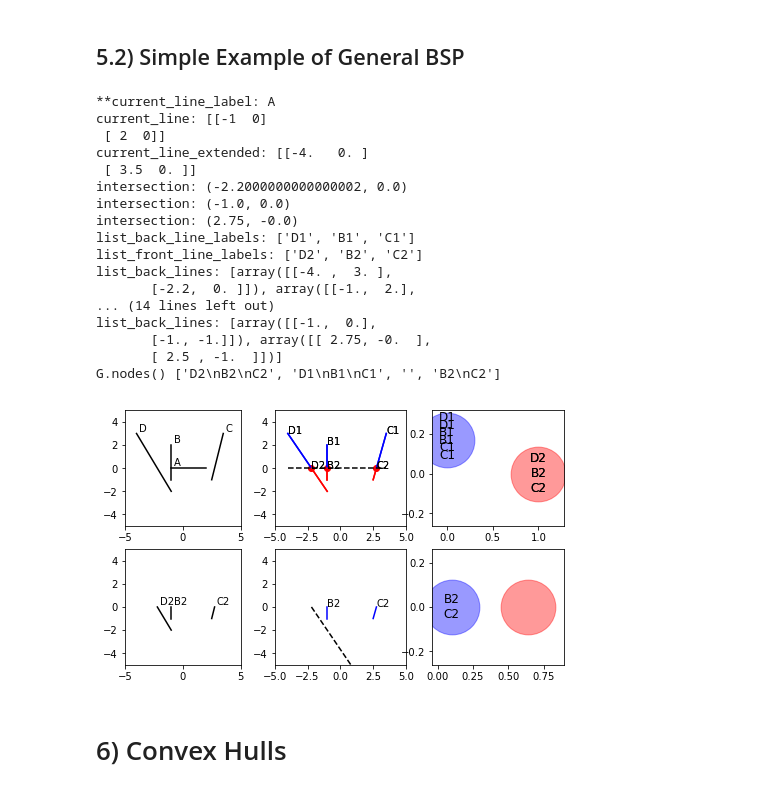
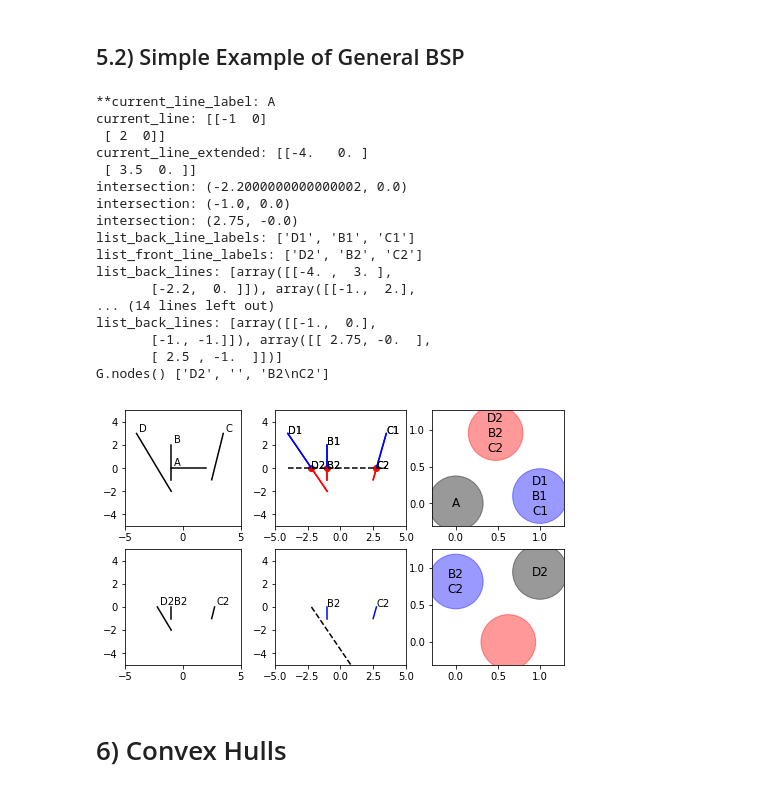
Before and after one commit to tylerjereddy/pycon-2017, a Jupyter notebook: mastering_scipy_spatial.ipynb, the cells around one changed output. Saved outputs shown, nothing was run; the diff lists cells and outputs as text; code cells hidden in the pictures.

Commit message:
BSP example: the node mangling / networkx plot reproducibility issues have been resolved & the latter plots are now much clearer.

```diff
--- a/mastering_scipy_spatial.ipynb
+++ b/mastering_scipy_spatial.ipynb
@@ -602,12 +602,13 @@ line_labels = ['D', 'B', 'A', 'C']
 
 fig = plt.figure()
 fig.set_size_inches(8,20)
-G = nx.DiGraph()
-G.clear()
 
-def recursive_BSP(list_lines, line_labels, current_node_index=2, fig=fig, curr_plot=1, G=G):
+
+def recursive_BSP(list_lines, line_labels, current_node_index=2, fig=fig, curr_plot=1):
     '''A recursive algorithm that crudely generates a BSP tree from a list of lines. Would enable use of i.e.,
     the Painter's algorithm in computer graphics, though in practice there are more details to handle.'''
+    G = nx.DiGraph()
+    G.clear()
     ax = fig.add_subplot(8,3,curr_plot)
     for line, label in zip(list_lines, line_labels):
         ax.plot(line[...,0],
@@ -755,51 +756,51 @@ def recursive_BSP(list_lines, line_labels, current_node_index=2, fig=fig, curr_p
     curr_plot += 1
     ax = fig.add_subplot(8,3,curr_plot)
 
-    #G.add_node('A')
+    G.add_node(current_line_label)
     front_node_labels = '\n'.join(list_front_line_labels)
     back_node_labels = '\n'.join(list_back_line_labels)
     G.add_node(front_node_labels)
     G.add_node(back_node_labels)
-    for color, node_labels in zip(['red', 'blue'],
-                                  [front_node_labels, back_node_labels]):
-        nx.draw_networkx(G,
-                         ax=ax,
-                         nodelist=[node_labels],
-                         node_size=3000,
-                         node_color=color,
-                         alpha=0.4)
+    colors = ['black','red', 'blue']
+    #for color, node_labels in zip(['red', 'blue'],
+         #                         [front_node_labels, back_node_labels]):
+    nx.draw_networkx(G,
+                     ax=ax,
+                     node_size=3000,
+                     node_color=colors,
+                     alpha=0.4)
 
     print('list_back_line_labels:', list_back_line_labels)
     print('list_front_line_labels:', list_front_line_labels)
     print('list_back_lines:', list_back_lines)
     print('G.nodes()', G.nodes())
     curr_plot += 1
     return list_front_line_labels, list_front_lines, curr_plot
 
 list_front_line_labels, list_front_lines, curr_plot = recursive_BSP(list_lines, line_labels)
 list_front_line_labels, list_front_lines, curr_plot = recursive_BSP(list_lines=list_front_lines,
                                                                     line_labels=list_front_line_labels,
                                                                     current_node_index=0,
                                                                     curr_plot=curr_plot)
 # %% [output]
 **current_line_label: A
 current_line: [[-1  0]
  [ 2  0]]
 current_line_extended: [[-4.   0. ]
  [ 3.5  0. ]]
 intersection: (-2.2000000000000002, 0.0)
 intersection: (-1.0, 0.0)
 intersection: (2.75, -0.0)
 list_back_line_labels: ['D1', 'B1', 'C1']
 list_front_line_labels: ['D2', 'B2', 'C2']
 list_back_lines: [array([[-4. ,  3. ],
        [-2.2,  0. ]]), array([[-1.,  2.],
 ... (14 lines left out)
 list_back_lines: [array([[-1.,  0.],
        [-1., -1.]]), array([[ 2.75, -0.  ],
        [ 2.5 , -1.  ]])]
-G.nodes() ['D2\nB2\nC2', 'D1\nB1\nC1', '', 'B2\nC2']
+G.nodes() ['D2', '', 'B2\nC2']
-[figure, old version]
+[figure, new version]
 # %% [markdown]
 # 6) Convex Hulls
 # %% [markdown]
```
